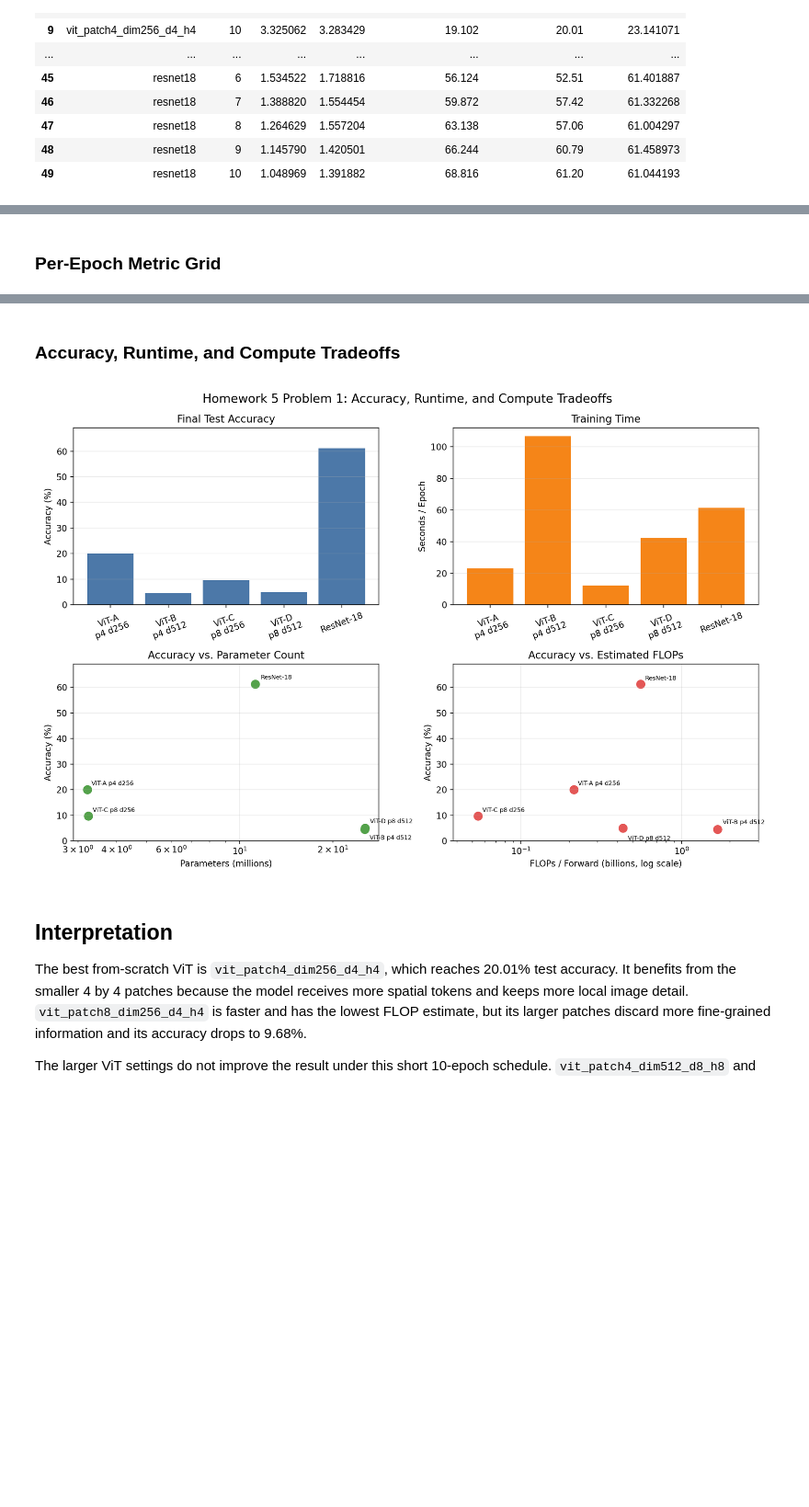
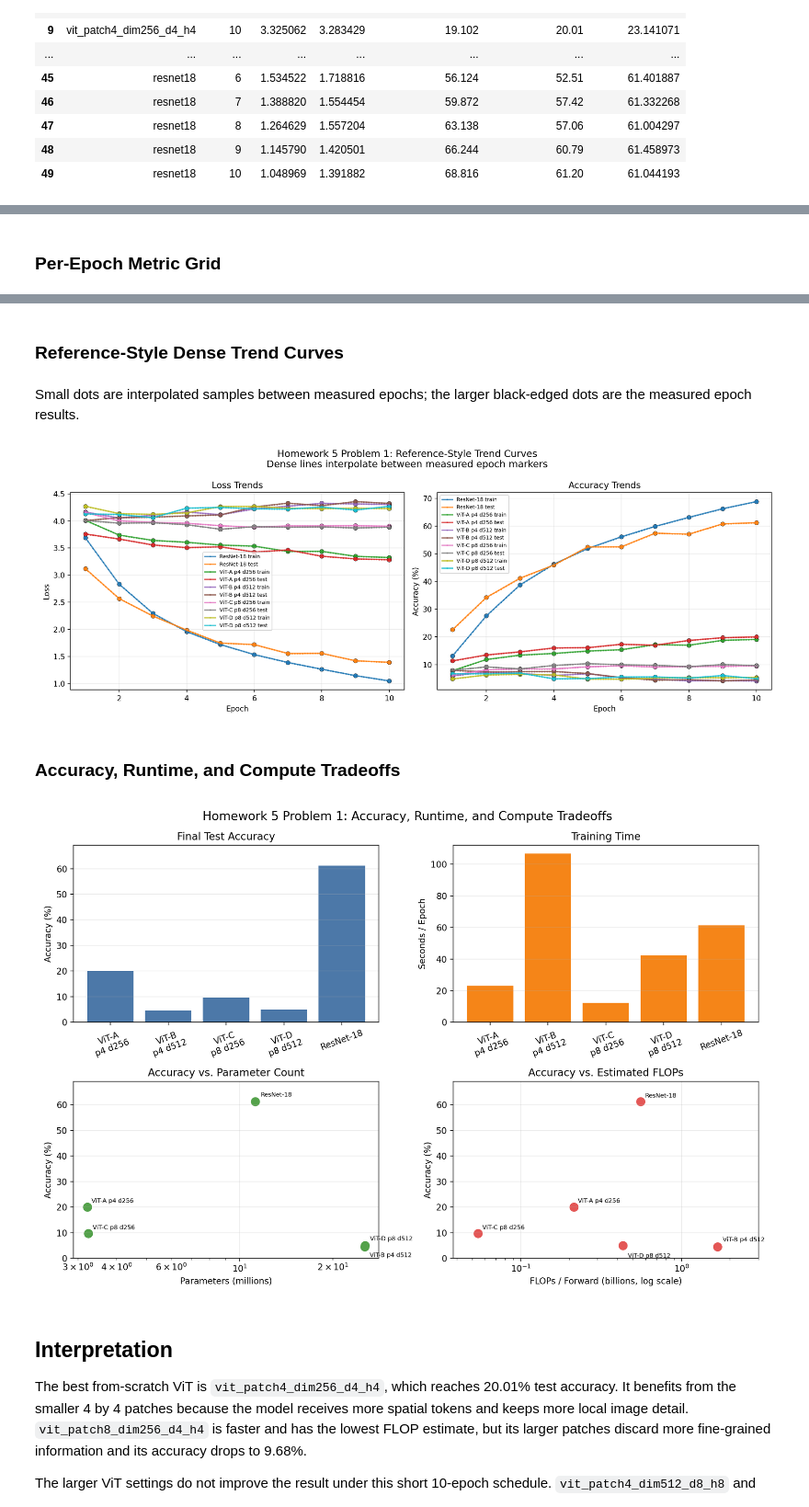
Before and after one commit to gfeliu-rgb/ECGR-4106-HW5, a Jupyter notebook: Homework5_Problem1_ViT_vs_ResNet18.ipynb, the cells around one changed output, grey strips where cells are left out. Shown at 92% size. Cells and saved outputs as stored; diff of their text form; code cells hidden in the pictures; blank space fills up the shorter version.

Commit message:
Add reference-style dense trend plots

```diff
--- a/Homework5_Problem1_ViT_vs_ResNet18.ipynb
+++ b/Homework5_Problem1_ViT_vs_ResNet18.ipynb
@@ -26,12 +26,14 @@ summary_path = RESULTS / 'problem1_summary.csv'
 plot_path = RESULTS / 'problem1_loss_curves.png'
 detail_path = RESULTS / 'problem1_epoch_detail.png'
 metric_grid_path = RESULTS / 'problem1_metric_grid.png'
+trend_path = RESULTS / 'problem1_interpolated_trends.png'
 tradeoff_path = RESULTS / 'problem1_tradeoffs.png'
 print('Summary:', summary_path)
 print('History:', history_path)
 print('Training plot:', plot_path)
 print('Detail plot:', detail_path)
 print('Metric grid:', metric_grid_path)
+print('Reference-style trend plot:', trend_path)
 print('Tradeoff plot:', tradeoff_path)
 # %% [output]
 Summary: /home/gilberto/Homework_5/Results_Problem_1/problem1_summary.csv
@@ -613,21 +616,27 @@ The first figure shows loss and accuracy for every epoch with solid lines and vi
 # %%
 display(Markdown('### Loss and Accuracy Curves'))
 display(Image(filename=str(plot_path)))
 display(Markdown('### Per-Model Accuracy Points'))
 display(Image(filename=str(detail_path)))
 display(Markdown('### Per-Epoch Metric Grid'))
 display(Image(filename=str(metric_grid_path)))
+display(Markdown('### Reference-Style Dense Trend Curves'))
+display(Markdown('Small dots are interpolated samples between measured epochs; the larger black-edged dots are the measured epoch results.'))
+display(Image(filename=str(trend_path)))
 display(Markdown('### Accuracy, Runtime, and Compute Tradeoffs'))
 display(Image(filename=str(tradeoff_path)))
 # %% [output]
 ### Loss and Accuracy Curves
 [figure]
 ### Per-Model Accuracy Points
 [figure]
 ### Per-Epoch Metric Grid
 [figure]
-### Accuracy, Runtime, and Compute Tradeoffs
+### Reference-Style Dense Trend Curves
+Small dots are interpolated samples between measured epochs; the larger black-edged dots are the measured epoch results.
-[figure, old version]
+[figure, new version]
+### Accuracy, Runtime, and Compute Tradeoffs
+[figure, added]
 # %% [markdown]
 ## Interpretation
 
```
Also changed, not shown: parts of 2 cells of this notebook, 4 other files.
